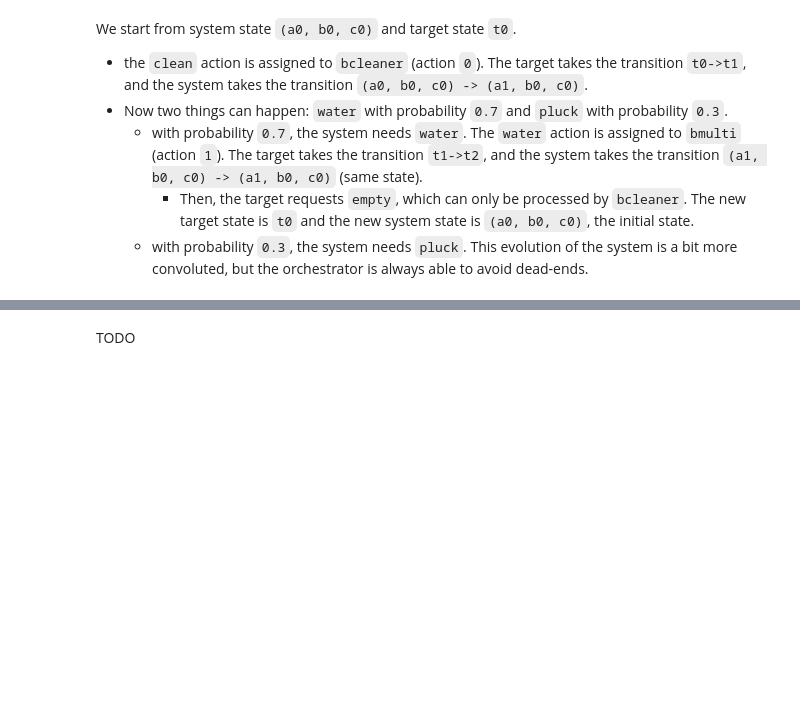
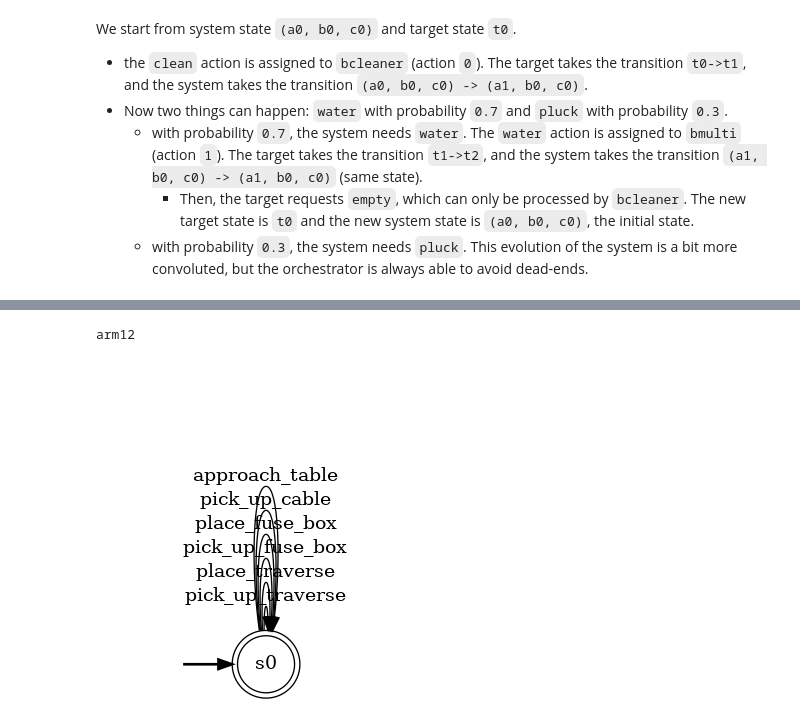
Before and after one commit to luusi/stochastic-service-composition, a Jupyter notebook: docs/notebooks/04-use-cases.ipynb, the cells around one changed output, grey strips where cells are left out. Drawn from its saved outputs; the diff is of its cells as text; code cells hidden in the pictures; blank space fills up the shorter version.

```diff
--- a/docs/notebooks/04-use-cases.ipynb
+++ b/docs/notebooks/04-use-cases.ipynb
@@ -440,5 +440,23 @@ parts is taken into account compared to
 the resource handling capabilities.
 
 [![click here if the image does not display](images/dashboard-workload-and-suitable-resources.png)](images/dashboard-workload-and-suitable-resources.png)
-# %% [markdown]
-TODO
+# %%
+print("arm12")
+arm12_service = build_service_from_transitions(
+    {
+        "s0": {
+            "pick_up_traverse": "s0",
+            "place_traverse": "s0",
+            "pick_up_fuse_box": "s0",
+            "place_fuse_box": "s0",
+            "pick_up_cable": "s0",
+            "approach_table": "s0",
+        },
+    },
+    "s0",
+    {"s0"}
+)
+render_service(arm12_service)
+# %% [output]
+arm12
+[figure, added]
```
Also changed, not shown: parts of 5 cells of this notebook.
